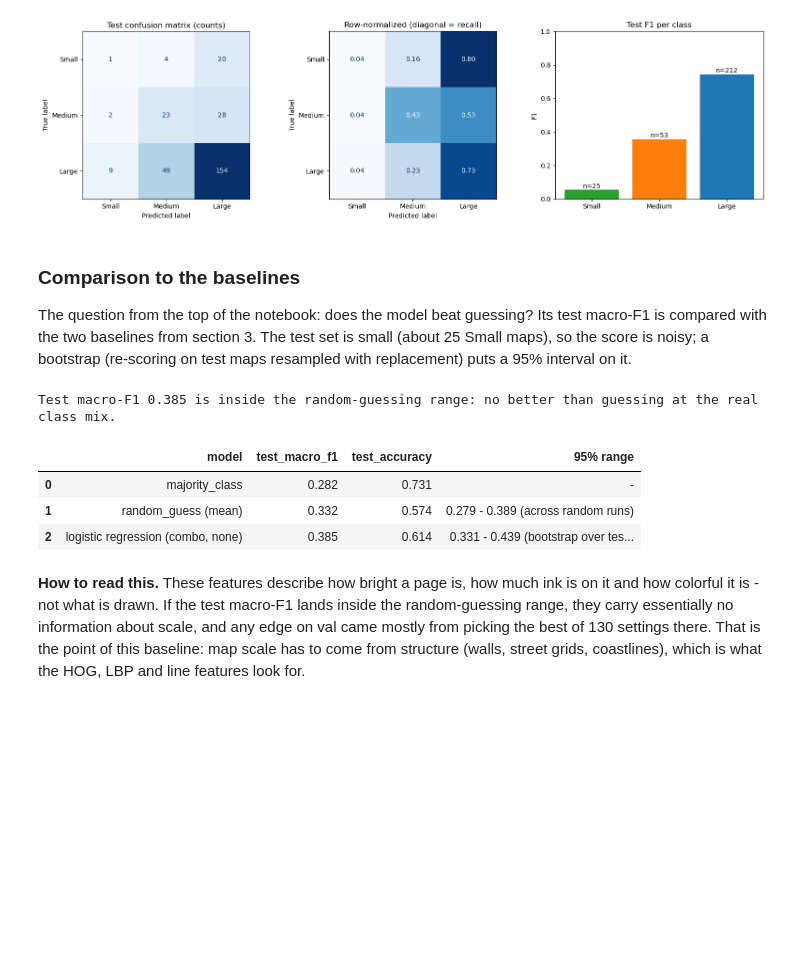
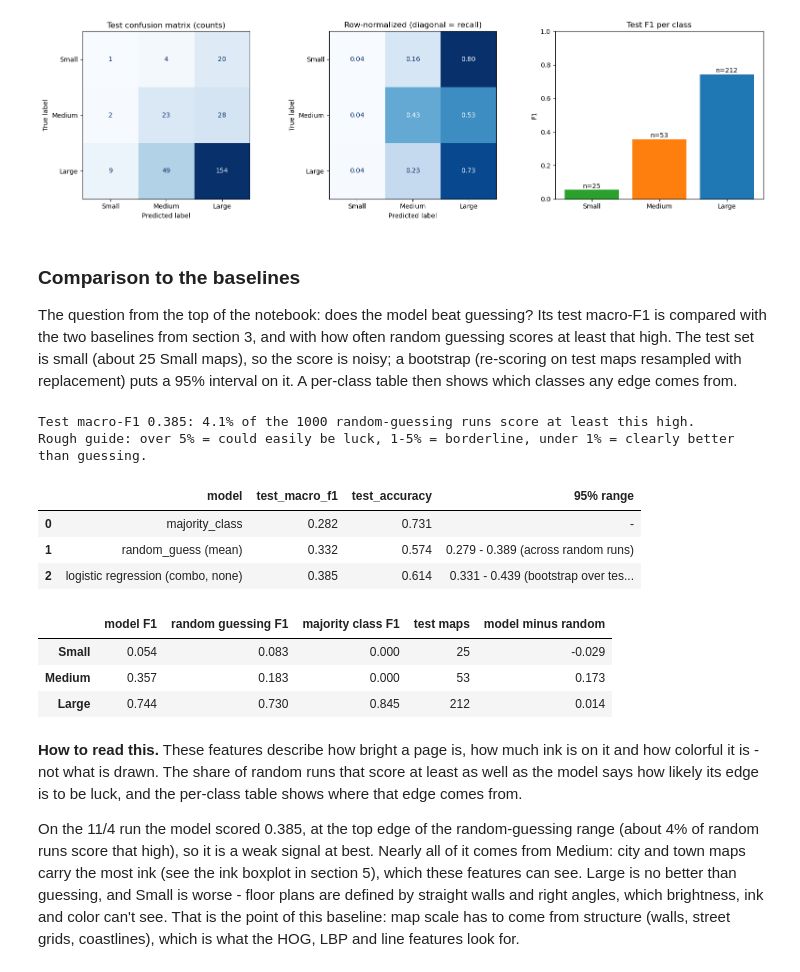
Before and after one commit to sidsridhar0/281project, a Jupyter notebook: scripts/3-simple_model.ipynb, the cells around one changed output. Drawn from its saved outputs; the diff is of its cells as text; code cells hidden in the pictures; blank space fills up the shorter version.

```diff
--- a/scripts/3-simple_model.ipynb
+++ b/scripts/3-simple_model.ipynb
@@ -882,7 +882,7 @@ plt.show()
 # %% [markdown]
 ### Comparison to the baselines
 
-The question from the top of the notebook: does the model beat guessing? Its test macro-F1 is compared with the two baselines from section 3. The test set is small (about 25 Small maps), so the score is noisy; a bootstrap (re-scoring on test maps resampled with replacement) puts a 95% interval on it.
+The question from the top of the notebook: does the model beat guessing? Its test macro-F1 is compared with the two baselines from section 3, and with how often random guessing scores at least that high. The test set is small (about 25 Small maps), so the score is noisy; a bootstrap (re-scoring on test maps resampled with replacement) puts a 95% interval on it. A per-class table then shows which classes any edge comes from.
 # %%
 # Bootstrap: resample the test maps with replacement and re-score, many times
 rng = np.random.default_rng(SEED)
@@ -891,6 +891,10 @@ for _ in range(N_BOOTSTRAP):
     idx = rng.integers(0, n_test, n_test)
     boot_f1.append(f1_score(y["test"][idx], test_pred[idx], labels=[0, 1, 2], average="macro", zero_division=0))
 model_low, model_high = np.percentile(boot_f1, [2.5, 97.5])
+
+# How often does random guessing (section 3) score at least as well as the model?
+# The smaller this share, the less likely the model's edge is just luck.
+share_as_good = (guess_f1["test"] >= test_scores["macro_f1"]).mean()
 
 comparison = pd.DataFrame([
     {"model": "majority_class",
@@ -907,20 +911,43 @@ comparison = pd.DataFrame([
      "95% range": f"{model_low:.3f} - {model_high:.3f} (bootstrap over test maps)"},
 ])
 
-if test_scores["macro_f1"] > chance_test_range[1]:
-    verdict = "above the random-guessing range: the features carry some information about scale"
-elif test_scores["macro_f1"] < chance_test_range[0]:
-    verdict = "below the random-guessing range: worse than guessing"
-else:
-    verdict = "inside the random-guessing range: no better than guessing at the real class mix"
-print(f"Test macro-F1 {test_scores['macro_f1']:.3f} is {verdict}.")
+print(f"Test macro-F1 {test_scores['macro_f1']:.3f}: {share_as_good:.1%} of the {N_GUESS_SEEDS} "
+      f"random-guessing runs score at least this high.")
+print("Rough guide: over 5% = could easily be luck, 1-5% = borderline, under 1% = clearly better than guessing.")
 
 comparison.round(3)
 # %% [output]
-Test macro-F1 0.385 is inside the random-guessing range: no better than guessing at the real class mix.
+Test macro-F1 0.385: 4.1% of the 1000 random-guessing runs score at least this high.
+Rough guide: over 5% = could easily be luck, 1-5% = borderline, under 1% = clearly better than guessing.
 |  | model | test_macro_f1 | test_accuracy | 95% range |
 | 0 | majority_class | 0.282 | 0.731 | - |
 | 1 | random_guess (mean) | 0.332 | 0.574 | 0.279 - 0.389 (across random runs) |
 | 2 | logistic regression (combo, none) | 0.385 | 0.614 | 0.331 - 0.439 (bootstrap over tes... |
+# %%
+# Where does any edge come from? Per-class test F1 for the model vs. the baselines.
+# Random guessing is averaged over the same seeds as section 3.
+guess_per_class = []
+for seed in range(N_GUESS_SEEDS):
+    guesser = DummyClassifier(strategy="stratified", random_state=seed)
+    guesser.fit(X_train_maps, y_train_maps)
+    guess_pred = guesser.predict(no_features("test"))
+    guess_per_class.append(f1_score(y["test"], guess_pred, labels=[0, 1, 2], average=None, zero_division=0))
+
+per_class = pd.DataFrame({
+    "model F1": per_class_f1,
+    "random guessing F1": np.mean(guess_per_class, axis=0),
+    "majority class F1": f1_score(y["test"], majority_pred["test"], labels=[0, 1, 2], average=None, zero_division=0),
+    "test maps": np.bincount(y["test"], minlength=3),
+}, index=CLASS_NAMES)
+per_class["model minus random"] = per_class["model F1"] - per_class["random guessing F1"]
+
+per_class.round(3)
+# %% [output]
+|  | model F1 | random guessing F1 | majority class F1 | test maps | model minus random |
+| Small | 0.054 | 0.083 | 0.000 | 25 | -0.029 |
+| Medium | 0.357 | 0.183 | 0.000 | 53 | 0.173 |
+| Large | 0.744 | 0.730 | 0.845 | 212 | 0.014 |
 # %% [markdown]
-**How to read this.** These features describe how bright a page is, how much ink is on it and how colorful it is - not what is drawn. If the test macro-F1 lands inside the random-guessing range, they carry essentially no information about scale, and any edge on val came mostly from picking the best of 130 settings there. That is the point of this baseline: map scale has to come from structure (walls, street grids, coastlines), which is what the HOG, LBP and line features look for.
+**How to read this.** These features describe how bright a page is, how much ink is on it and how colorful it is - not what is drawn. The share of random runs that score at least as well as the model says how likely its edge is to be luck, and the per-class table shows where that edge comes from.
+
+On the 11/4 run the model scored 0.385, at the top edge of the random-guessing range (about 4% of random runs score that high), so it is a weak signal at best. Nearly all of it comes from Medium: city and town maps carry the most ink (see the ink boxplot in section 5), which these features can see. Large is no better than guessing, and Small is worse - floor plans are defined by straight walls and right angles, which brightness, ink and color can't see. That is the point of this baseline: map scale has to come from structure (walls, street grids, coastlines), which is what the HOG, LBP and line features look for.
```
Also changed, not shown: parts of 4 cells of this notebook, 3 other files.
